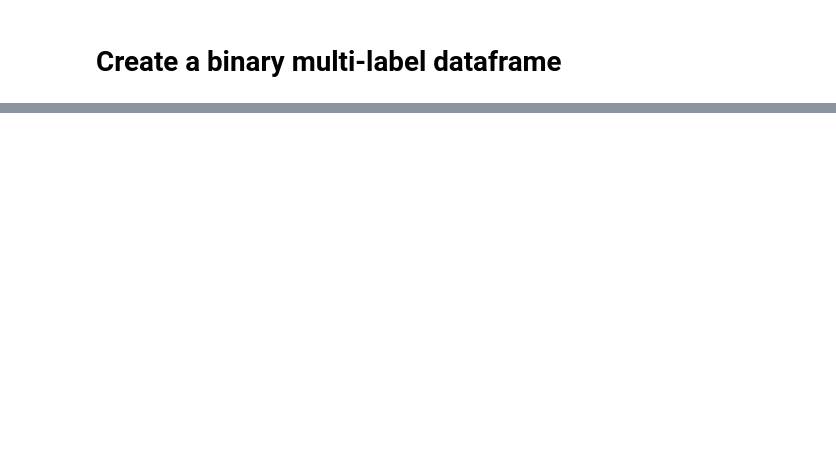
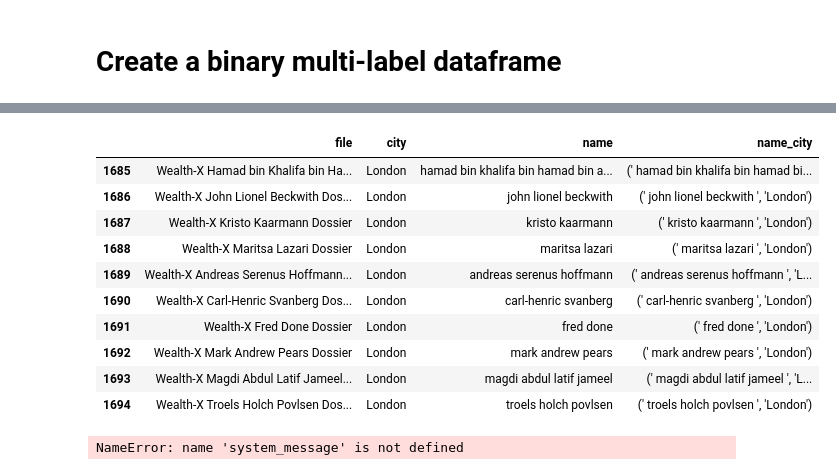
Before and after one commit to JonnoB/wealthnets, a Jupyter notebook: getting_embeddings.ipynb, the cells around one changed output, grey strips where cells are left out. Drawn from its saved outputs; the diff is of its cells as text; code cells hidden in the pictures; blank space fills up the shorter version.

```diff
--- a/getting_embeddings.ipynb
+++ b/getting_embeddings.ipynb
@@ -225,0 +454,14 @@ binary_df = pd.DataFrame(binary_data)
+# %%
+names_ethnicity_df.loc[names_ethnicity_df['city']=='London',:].head(10)#.loc[0:9, :].copy()
+# %% [output]
+|  | file | city | name | name_city |
+| 1685 | Wealth-X Hamad bin Khalifa bin Ha... | London | hamad bin khalifa bin hamad bin a... | (' hamad bin khalifa bin hamad bi... |
+| 1686 | Wealth-X John Lionel Beckwith Dos... | London | john lionel beckwith | (' john lionel beckwith ', 'London') |
+| 1687 | Wealth-X Kristo Kaarmann Dossier | London | kristo kaarmann | (' kristo kaarmann ', 'London') |
+| 1688 | Wealth-X Maritsa Lazari Dossier | London | maritsa lazari | (' maritsa lazari ', 'London') |
+| 1689 | Wealth-X Andreas Serenus Hoffmann... | London | andreas serenus hoffmann | (' andreas serenus hoffmann ', 'L... |
+| 1690 | Wealth-X Carl-Henric Svanberg Dos... | London | carl-henric svanberg | (' carl-henric svanberg ', 'London') |
+| 1691 | Wealth-X Fred Done Dossier | London | fred done | (' fred done ', 'London') |
+| 1692 | Wealth-X Mark Andrew Pears Dossier | London | mark andrew pears | (' mark andrew pears ', 'London') |
+| 1693 | Wealth-X Magdi Abdul Latif Jameel... | London | magdi abdul latif jameel | (' magdi abdul latif jameel ', 'L... |
+| 1694 | Wealth-X Troels Holch Povlsen Dos... | London | troels holch povlsen | (' troels holch povlsen ', 'London') |
@@ -225,0 +509,8 @@ binary_df = pd.DataFrame(binary_data)
+# %%
+encoding = tiktoken.encoding_for_model("gpt-3.5-turbo")
+
+system_message_tokens = len(encoding.encode(system_message))
+prompt_length = len(encoding.encode(prompt))
+system_message_tokens +prompt_length
+# %% [output]
+NameError: name 'system_message' is not defined
```
Also changed, not shown: parts of 26 cells of this notebook, 1 other file.
